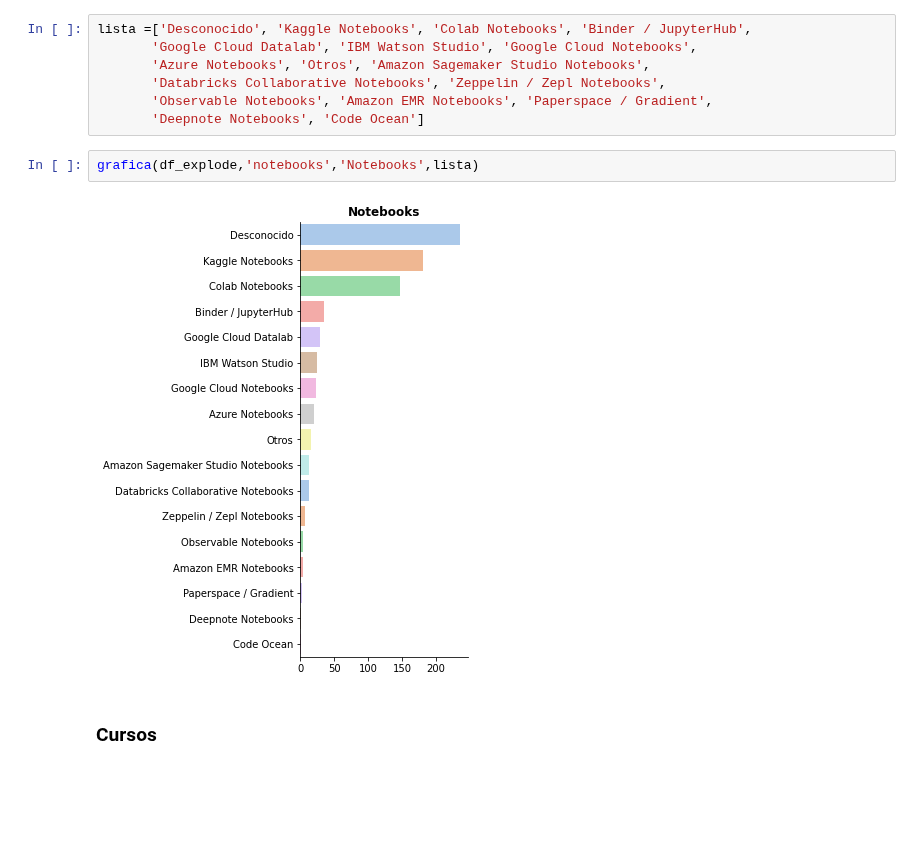
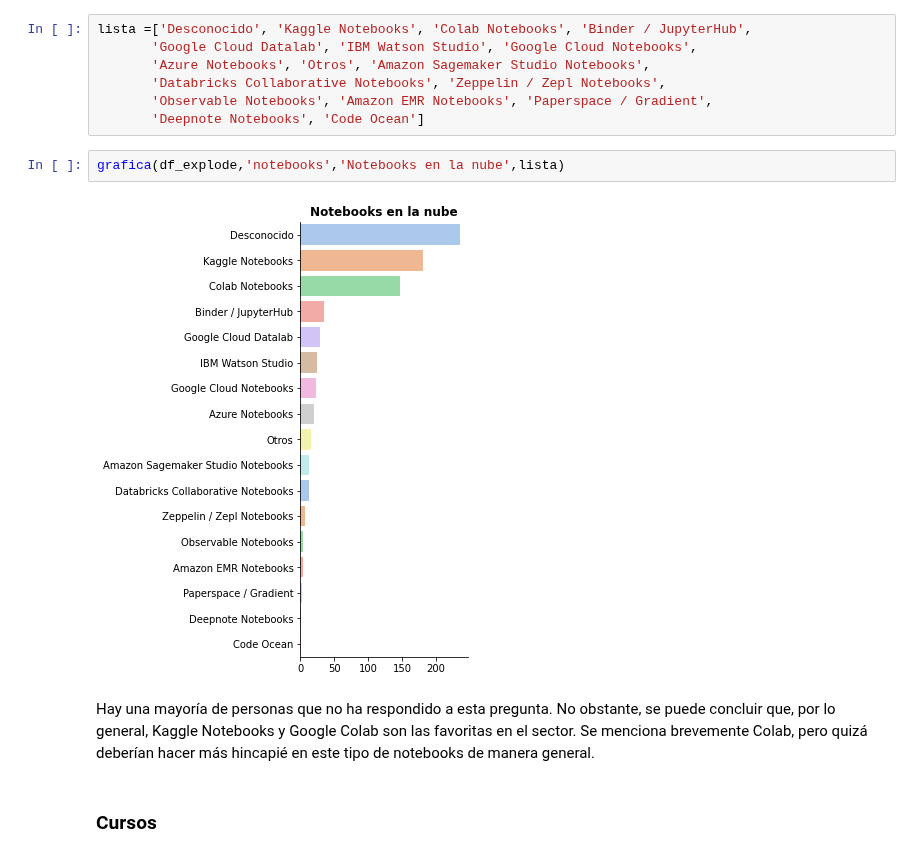
Before and after one commit to MonicaSL110/proyecto-transformacion-digital, a Jupyter notebook: preguntas_graficas.ipynb, the cells around one changed output. Drawn from its saved outputs; the diff is of its cells as text; blank space fills up the shorter version.

```diff
--- a/preguntas_graficas.ipynb
+++ b/preguntas_graficas.ipynb
@@ -356,9 +393,11 @@ lista =['Desconocido', 'Kaggle Notebooks', 'Colab Notebooks', 'Binder / JupyterH
        'Observable Notebooks', 'Amazon EMR Notebooks', 'Paperspace / Gradient',
        'Deepnote Notebooks', 'Code Ocean']
 # %%
-grafica(df_explode,'notebooks','Notebooks',lista)
+grafica(df_explode,'notebooks','Notebooks en la nube',lista)
 # %% [output]
-[figure, old version]
+[figure, new version]
+# %% [markdown]
+Hay una mayoría de personas que no ha respondido a esta pregunta. No obstante, se puede concluir que, por lo general, Kaggle Notebooks y Google Colab son las favoritas en el sector. Se menciona brevemente Colab, pero quizá deberían hacer más hincapié en este tipo de notebooks de manera general.
 # %% [markdown]
 ### Cursos
 # %%
```
Also changed, not shown: parts of 25 cells of this notebook.
